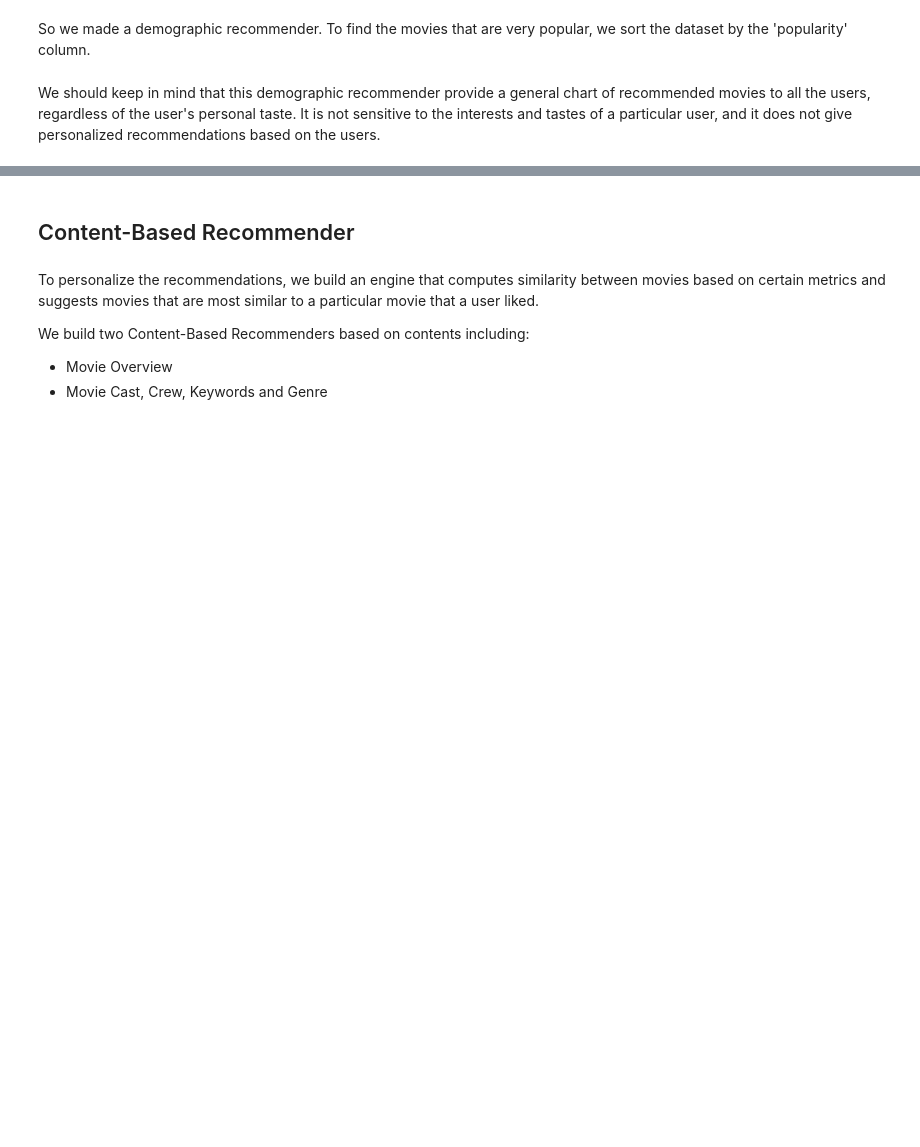
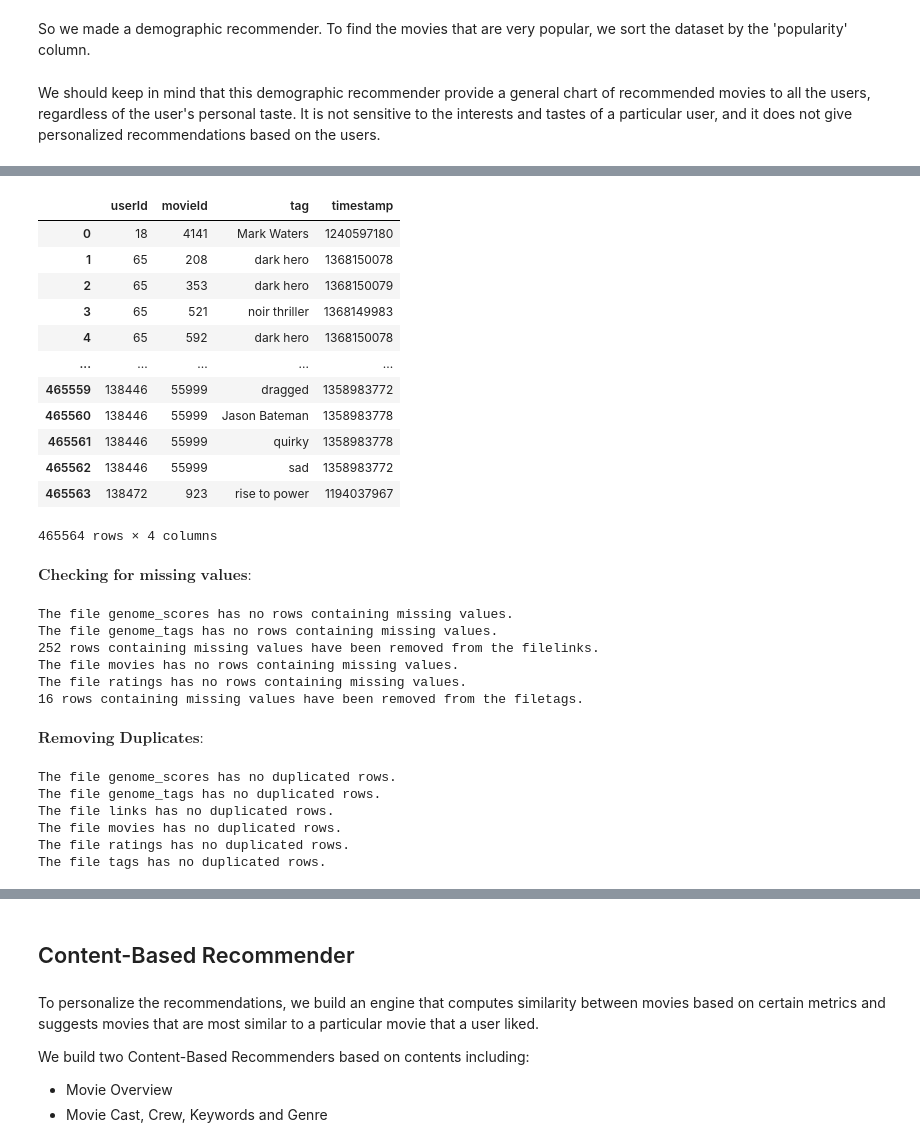
Before and after one commit to RobotB0y/Machine-Learning-for-FE-OR, a Jupyter notebook: movie-recommendation-systems.ipynb, the cells around one changed output, grey strips where cells are left out. Saved outputs shown, nothing was run; the diff lists cells and outputs as text; code cells hidden in the pictures; blank space fills up the shorter version.

```diff
--- a/movie-recommendation-systems.ipynb
+++ b/movie-recommendation-systems.ipynb
@@ -172,0 +273,17 @@ We should keep in mind that this demographic recommender provide a general chart
+# %%
+tags = pd.read_csv("tags.csv")
+tags
+# %% [output]
+|  | userId | movieId | tag | timestamp |
+| 0 | 18 | 4141 | Mark Waters | 1240597180 |
+| 1 | 65 | 208 | dark hero | 1368150078 |
+| 2 | 65 | 353 | dark hero | 1368150079 |
+| 3 | 65 | 521 | noir thriller | 1368149983 |
+| 4 | 65 | 592 | dark hero | 1368150078 |
+| ... | ... | ... | ... | ... |
+| 465559 | 138446 | 55999 | dragged | 1358983772 |
+| 465560 | 138446 | 55999 | Jason Bateman | 1358983778 |
+| 465561 | 138446 | 55999 | quirky | 1358983778 |
+| 465562 | 138446 | 55999 | sad | 1358983772 |
+| 465563 | 138472 | 923 | rise to power | 1194037967 |
+465564 rows × 4 columns
@@ -172,0 +294,38 @@ We should keep in mind that this demographic recommender provide a general chart
+# %% [markdown]
+$\textbf{Checking for missing values:}$
+# %%
+for file_index in range(L):
+    if Files[file_index].isnull().sum().sum()!=0:
+        initial_range = len(Files[file_index])
+        Files[file_index] = Files[file_index].dropna()
+        final_range = len(Files[file_index])
+        rows_removed = str(-final_range + initial_range)
+        print(rows_removed + " rows containing missing values have been removed from the file" + Files_name[file_index] +'.')
+    else:
+        print("The file " + Files_name[file_index] + " has no rows containing missing values.")
+# %% [output]
+The file genome_scores has no rows containing missing values.
+The file genome_tags has no rows containing missing values.
+252 rows containing missing values have been removed from the filelinks.
+The file movies has no rows containing missing values.
+The file ratings has no rows containing missing values.
+16 rows containing missing values have been removed from the filetags.
+# %% [markdown]
+$\textbf{Removing Duplicates:}$
+# %%
+for file_index in range(L):
+    if Files[file_index].duplicated().sum()!=0:
+        initial_range = len(Files[file_index])
+        Files[file_index] = Files[file_index].drop_duplicates()
+        final_range = len(Files[file_index])
+        rows_removed = str(-final_range + initial_range)
+        print(rows_removed + " duplicated rows have been removed from the file" + Files_name[file_index] +'.')
+    else:
+        print("The file " + Files_name[file_index] + " has no duplicated rows.")
+# %% [output]
+The file genome_scores has no duplicated rows.
+The file genome_tags has no duplicated rows.
+The file links has no duplicated rows.
+The file movies has no duplicated rows.
+The file ratings has no duplicated rows.
+The file tags has no duplicated rows.
```
Also changed, not shown: parts of 68 cells of this notebook.
